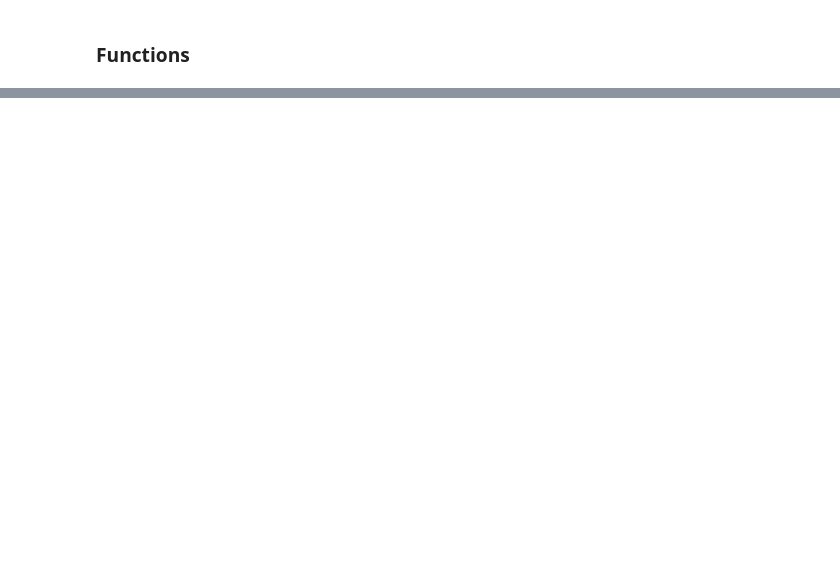
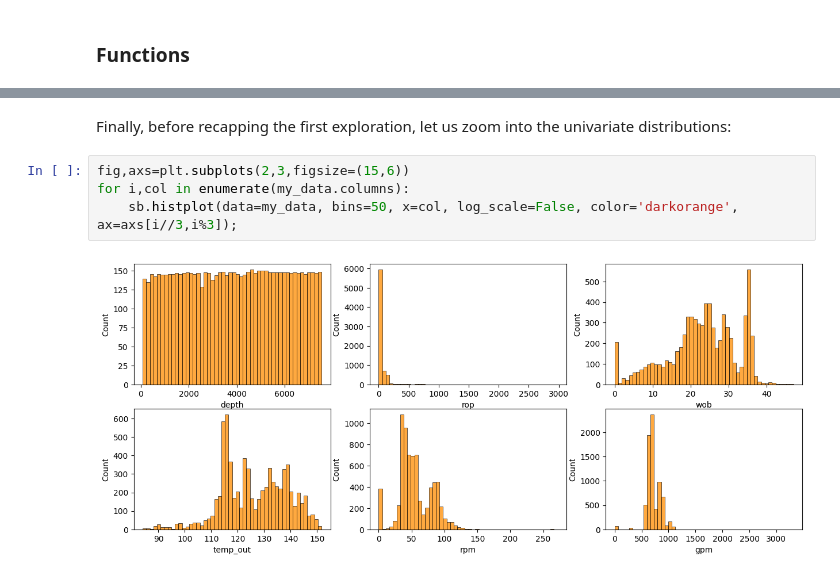
Before and after one commit to acmontesh/SSML, a Jupyter notebook: PGE383_Project_AbrahamMontes.ipynb, the cells around one changed output, grey strips where cells are left out. Drawn from its saved outputs; the diff is of its cells as text; blank space fills up the shorter version.

```diff
--- a/PGE383_Project_AbrahamMontes.ipynb
+++ b/PGE383_Project_AbrahamMontes.ipynb
@@ -93,0 +127,8 @@ Consider adding any information to promote your capabilities, interest in intern
+# %% [markdown]
+Finally, before recapping the first exploration, let us  zoom into the univariate distributions:
+# %%
+fig,axs=plt.subplots(2,3,figsize=(15,6))
+for i,col in enumerate(my_data.columns):
+    sb.histplot(data=my_data, bins=50, x=col, log_scale=False, color='darkorange', ax=axs[i//3,i%3]);
+# %% [output]
+[figure, added]
```
Also changed, not shown: parts of 47 cells of this notebook.
